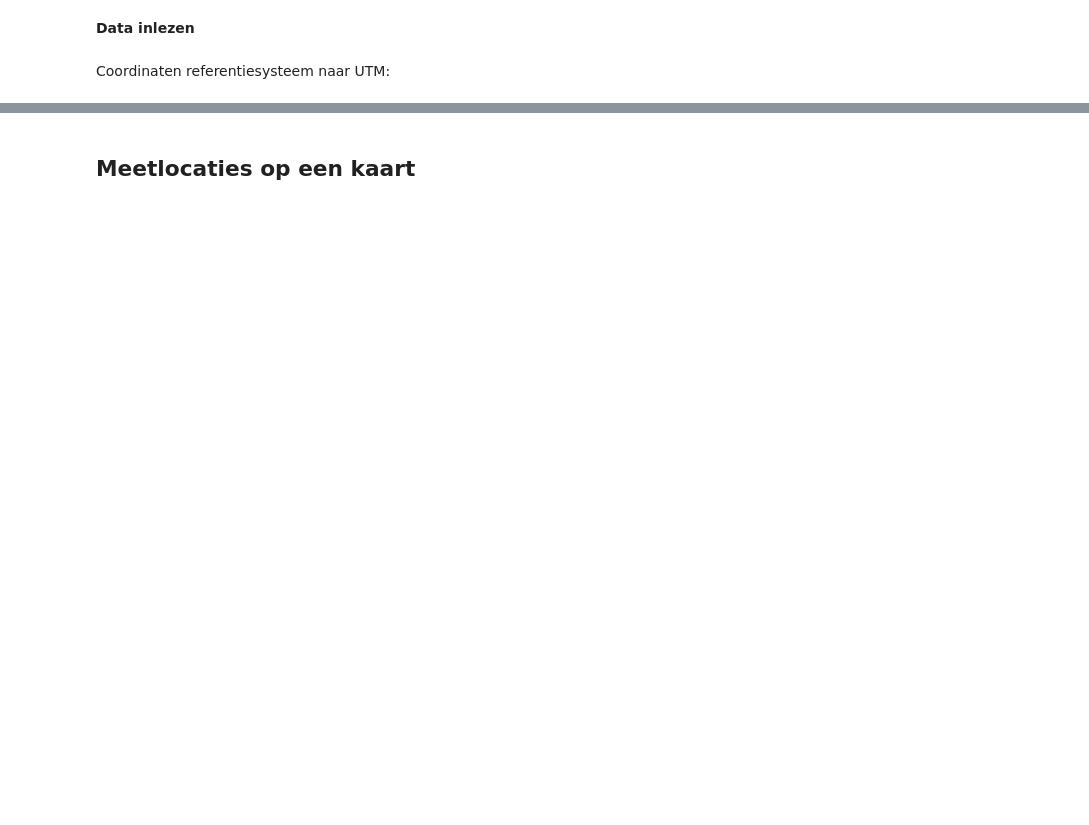
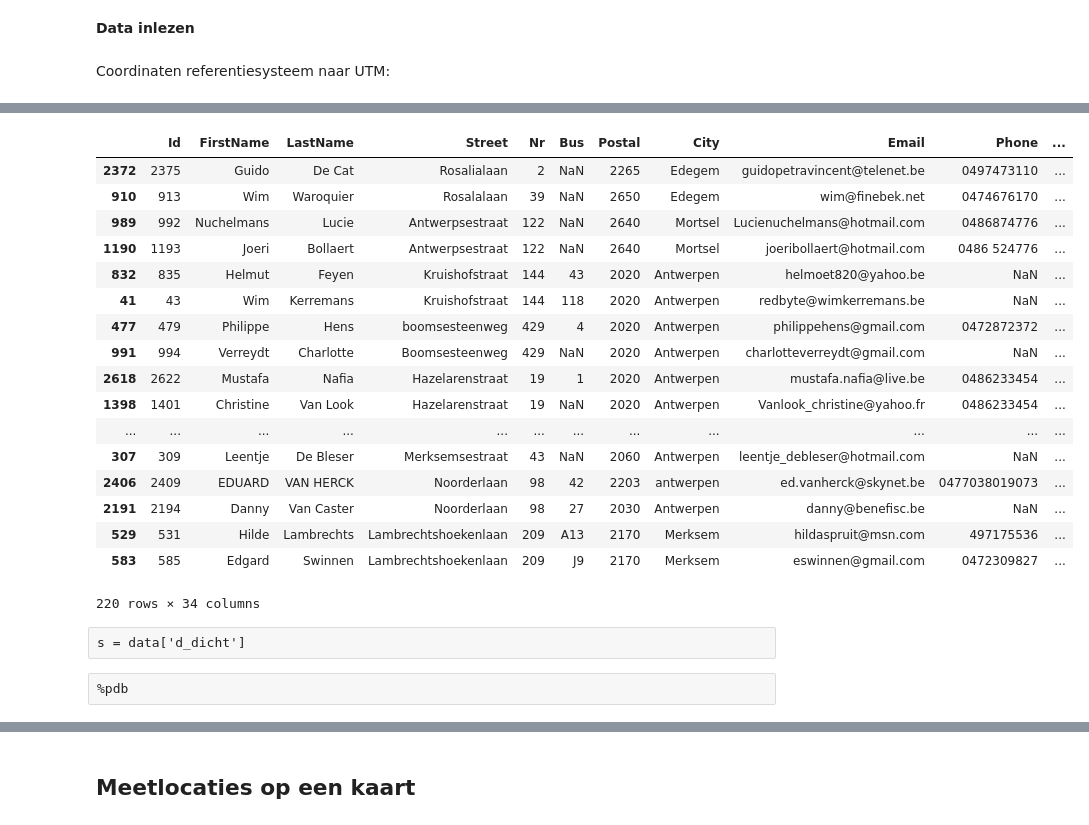
Before and after one commit to gridl/CurieuzeNeuzen, a Jupyter notebook: exploratie_inschrijvingen.ipynb, the cells around one changed output, grey strips where cells are left out. Saved outputs shown, nothing was run; the diff lists cells and outputs as text; code cells hidden in the pictures; blank space fills up the shorter version.

```diff
--- a/exploratie_inschrijvingen.ipynb
+++ b/exploratie_inschrijvingen.ipynb
@@ -29,0 +70,2 @@ streets = geopandas.read_file("layer_openstreetmap_streets.shp")
+# %%
+data['trafnear'] = data.geometry.apply(lambda x: trafnear(x, traffic))
@@ -29,0 +74,6 @@ streets = geopandas.read_file("layer_openstreetmap_streets.shp")
+# %%
+def afstand_tot_dichtsbijzijnde_locatie(point, data):
+    d = data.distance(point)
+    return d[d>0].min()
+# %%
+data['d_dicht'] = data.geometry.apply(lambda x: afstand_tot_dichtsbijzijnde_locatie(x, data))
@@ -29,0 +82,2 @@ streets = geopandas.read_file("layer_openstreetmap_streets.shp")
+# %%
+data.loc[data['d_dicht'] > 10000, 'd_dicht'] = 10000
@@ -29,0 +170,25 @@ streets = geopandas.read_file("layer_openstreetmap_streets.shp")
+# %%
+data[data[['Lat', 'Lon']].duplicated() | data[['Lat', 'Lon']].duplicated(take_last=True)].sort(['Lat'])
+# %% [output]
+|  | Id | FirstName | LastName | Street | Nr | Bus | Postal | City | Email | Phone | ... |
+| 2372 | 2375 | Guido | De Cat | Rosalialaan | 2 | NaN | 2265 | Edegem | guidopetravincent@telenet.be | 0497473110 | ... |
+| 910 | 913 | Wim | Waroquier | Rosalalaan | 39 | NaN | 2650 | Edegem | wim@finebek.net | 0474676170 | ... |
+| 989 | 992 | Nuchelmans | Lucie | Antwerpsestraat | 122 | NaN | 2640 | Mortsel | Lucienuchelmans@hotmail.com | 0486874776 | ... |
+| 1190 | 1193 | Joeri | Bollaert | Antwerpsestraat | 122 | NaN | 2640 | Mortsel | joeribollaert@hotmail.com | 0486 524776 | ... |
+| 832 | 835 | Helmut | Feyen | Kruishofstraat | 144 | 43 | 2020 | Antwerpen | helmoet820@yahoo.be | NaN | ... |
+| 41 | 43 | Wim | Kerremans | Kruishofstraat | 144 | 118 | 2020 | Antwerpen | redbyte@wimkerremans.be | NaN | ... |
+| 477 | 479 | Philippe | Hens | boomsesteenweg | 429 | 4 | 2020 | Antwerpen | philippehens@gmail.com | 0472872372 | ... |
+| 991 | 994 | Verreydt | Charlotte | Boomsesteenweg | 429 | NaN | 2020 | Antwerpen | charlotteverreydt@gmail.com | NaN | ... |
+| 2618 | 2622 | Mustafa | Nafia | Hazelarenstraat | 19 | 1 | 2020 | Antwerpen | mustafa.nafia@live.be | 0486233454 | ... |
+| 1398 | 1401 | Christine | Van Look | Hazelarenstraat | 19 | NaN | 2020 | Antwerpen | Vanlook_christine@yahoo.fr | 0486233454 | ... |
+| ... | ... | ... | ... | ... | ... | ... | ... | ... | ... | ... | ... |
+| 307 | 309 | Leentje | De Bleser | Merksemsestraat | 43 | NaN | 2060 | Antwerpen | leentje_debleser@hotmail.com | NaN | ... |
+| 2406 | 2409 | EDUARD | VAN HERCK | Noorderlaan | 98 | 42 | 2203 | antwerpen | ed.vanherck@skynet.be | 0477038019073 | ... |
+| 2191 | 2194 | Danny | Van Caster | Noorderlaan | 98 | 27 | 2030 | Antwerpen | danny@benefisc.be | NaN | ... |
+| 529 | 531 | Hilde | Lambrechts | Lambrechtshoekenlaan | 209 | A13 | 2170 | Merksem | hildaspruit@msn.com | 497175536 | ... |
+| 583 | 585 | Edgard | Swinnen | Lambrechtshoekenlaan | 209 | J9 | 2170 | Merksem | eswinnen@gmail.com | 0472309827 | ... |
+220 rows × 34 columns
+# %% [raw]
+s = data['d_dicht']
+# %% [raw]
+%pdb
```
Also changed, not shown: parts of 49 cells of this notebook, 2 other files.
